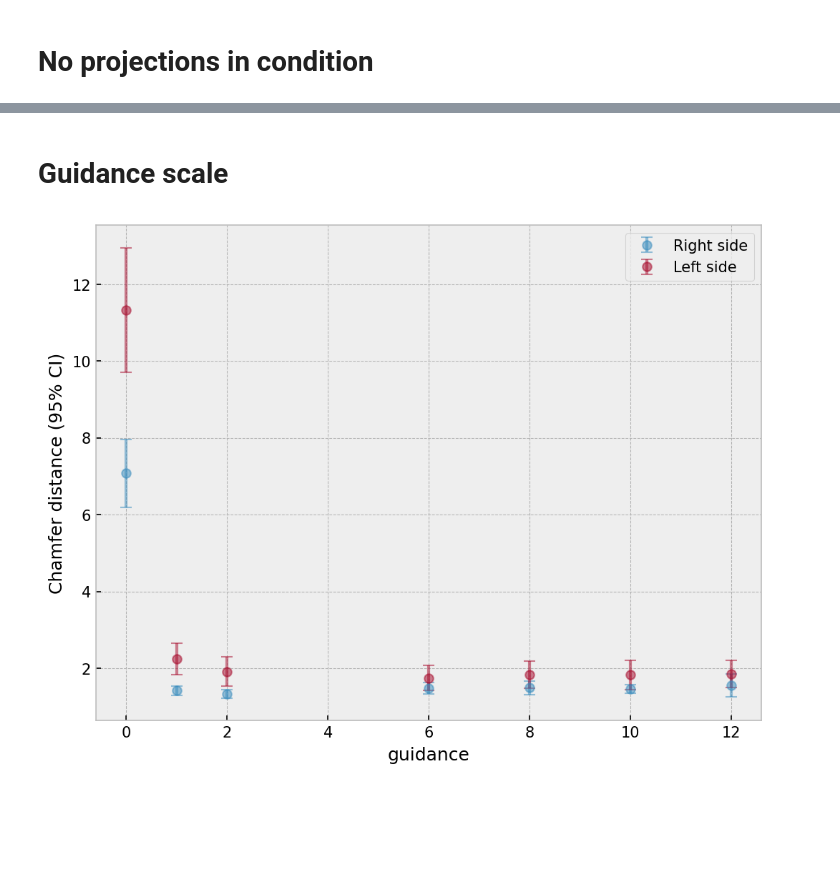
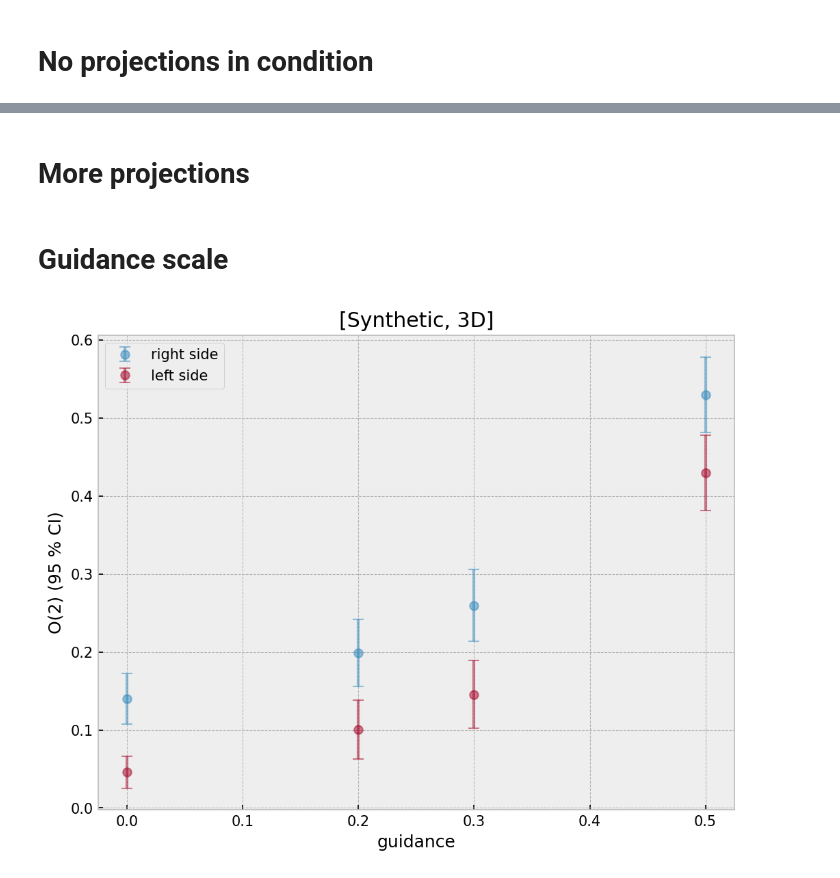
Before and after one commit to cvlab-ai/xra-diff, a Jupyter notebook: notebooks/ablation.ipynb, the cells around one changed output, grey strips where cells are left out. Drawn from its saved outputs; the diff is of its cells as text; code cells hidden in the pictures; blank space fills up the shorter version.

```diff
--- a/notebooks/ablation.ipynb
+++ b/notebooks/ablation.ipynb
@@ -163,11 +169,13 @@ ci_pretty(df_left_noproj, "interpret_frac")
+# %% [markdown]
+# More projections
 # %% [markdown]
 # Guidance scale
 # %%
-def plot_w_guidance(gds, dfs, label, ci=0.95):
+def plot_w_guidance(gds, dfs, label, ci=0.95, column="refined_chamfer_adaptive"):
     means, cis = [], []
 
     for df in dfs:
-        data = df["refined_chamfer_adaptive"].dropna()
+        data = df[column].dropna()
         mean = data.mean()
         sem = stats.sem(data)
         h = sem * stats.t.ppf((1 + ci) / 2., len(data) - 1)
@@ -178,37 +186,34 @@ def plot_w_guidance(gds, dfs, label, ci=0.95):
     cis = np.array(cis)
     plt.errorbar(gds, means, yerr=cis, fmt='o', capsize=4, label=label, alpha=0.5)
 # %%
-df_guidance0 = pd.read_csv("../data/synthetic_guidance_scale_0.0_right.csv")
-df_guidance1 = pd.read_csv("../data/synthetic_guidance_scale_1.0_right.csv")
-df_guidance2 = pd.read_csv("../data/synthetic_guidance_scale_2.0_right.csv")
-df_guidance6 = pd.read_csv("../data/synthetic_guidance_scale_6.0_right.csv")
-df_guidance8 = pd.read_csv("../data/synthetic_guidance_scale_8.0_right.csv")
-df_guidance10 = pd.read_csv("../data/synthetic_guidance_scale_10.0_right.csv")
-df_guidance12 = pd.read_csv("../data/synthetic_guidance_scale_12.0_right.csv")
+right_guidance0 = pd.read_csv("../data/synthetic_guidance_scale_0.0_right.csv")
+right_guidance0_2 = pd.read_csv("../data/synthetic_guidance_scale_0.2_right.csv")
+right_guidance0_3 = pd.read_csv("../data/synthetic_guidance_scale_0.3_right.csv")
+right_guidance0_5 = pd.read_csv("../data/synthetic_guidance_scale_0.5_right.csv")
 
 plot_w_guidance(
-    [0, 1, 2, 6, 8, 10, 12],
-    [df_guidance0, df_guidance1, df_guidance2, df_guidance6, df_guidance8, df_guidance10, df_guidance12],
-    label="Right side"
+    [0, 0.2, 0.3, 0.5],
+    [right_guidance0, right_guidance0_2, right_guidance0_3, right_guidance0_5],
+    label="right side",
+    column="refined_Ot(2)_adaptive"
 )
 
-df_guidance0 = pd.read_csv("../data/synthetic_guidance_scale_0.0_left.csv")
-df_guidance1 = pd.read_csv("../data/synthetic_guidance_scale_1.0_left.csv")
-df_guidance2 = pd.read_csv("../data/synthetic_guidance_scale_2.0_left.csv")
-df_guidance6 = pd.read_csv("../data/synthetic_guidance_scale_6.0_left.csv")
-df_guidance8 = pd.read_csv("../data/synthetic_guidance_scale_8.0_left.csv")
-df_guidance10 = pd.read_csv("../data/synthetic_guidance_scale_10.0_left.csv")
-df_guidance12 = pd.read_csv("../data/synthetic_guidance_scale_12.0_left.csv")
+left_guidance0 = pd.read_csv("../data/synthetic_guidance_scale_0.0_left.csv")
+left_guidance0_2 = pd.read_csv("../data/synthetic_guidance_scale_0.2_left.csv")
+left_guidance0_3 = pd.read_csv("../data/synthetic_guidance_scale_0.3_left.csv")
+left_guidance0_5 = pd.read_csv("../data/synthetic_guidance_scale_0.5_left.csv")
 
 plot_w_guidance(
-    [0, 1, 2, 6, 8, 10, 12],
-    [df_guidance0, df_guidance1, df_guidance2, df_guidance6, df_guidance8, df_guidance10, df_guidance12],
-    label="Left side"
+    [0, 0.2, 0.3, 0.5],
+    [left_guidance0, left_guidance0_2, left_guidance0_3, left_guidance0_5],
+    label="left side",
+    column="refined_Ot(2)_adaptive"
 )
 
+plt.title("[Synthetic, 3D]")
 plt.xlabel("guidance")
-plt.ylabel("Chamfer distance (95% CI)")
+plt.ylabel("O(2) (95 % CI)")
 plt.legend()
 plt.show()
 # %% [output]
-[figure, old version]
+[figure, new version]
```
Also changed, not shown: parts of 11 cells of this notebook, 5 other files.
